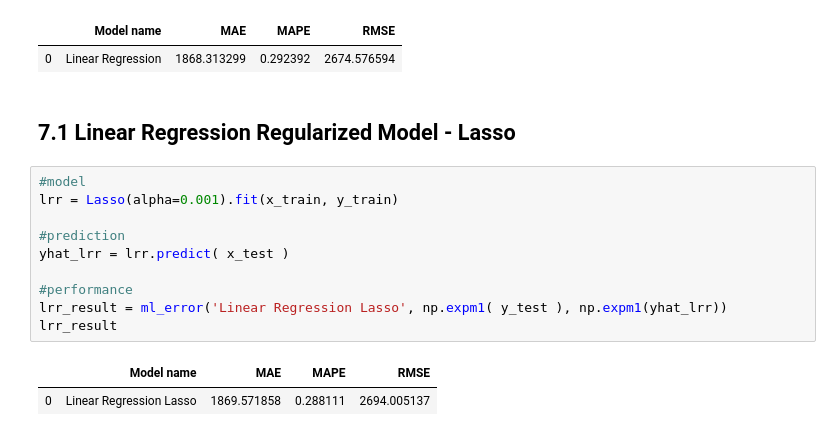
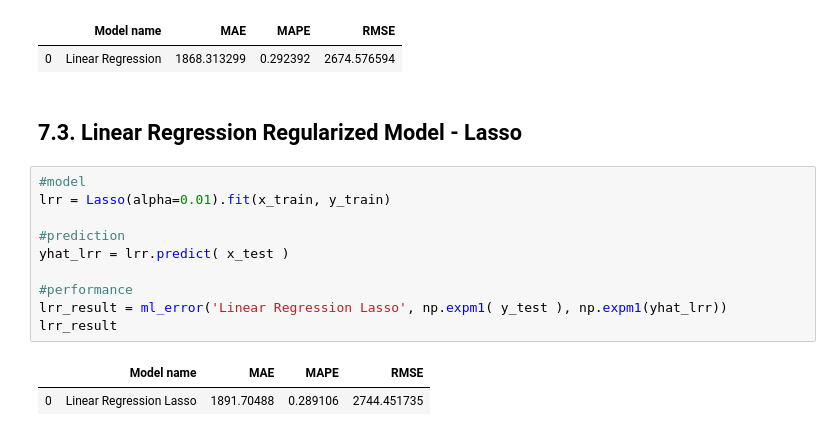
Before and after one commit to cidones/data-science-em-producao, a Jupyter notebook: M07_v01_store_sales_prediction.ipynb, the cells around one changed output. Saved outputs shown, nothing was run; the diff lists cells and outputs as text.

```diff
--- a/M07_v01_store_sales_prediction.ipynb
+++ b/M07_v01_store_sales_prediction.ipynb
@@ -1142,17 +1051,17 @@ lr_result
 |  | Model name | MAE | MAPE | RMSE |
 | 0 | Linear Regression | 1868.313299 | 0.292392 | 2674.576594 |
 # %% [markdown]
-## 7.1 Linear Regression Regularized Model - Lasso
+## 7.3. Linear Regression Regularized Model - Lasso
 # %%
 #model
-lrr = Lasso(alpha=0.001).fit(x_train, y_train)
+lrr = Lasso(alpha=0.01).fit(x_train, y_train)
 
 #prediction
 yhat_lrr = lrr.predict( x_test )
 
 #performance
 lrr_result = ml_error('Linear Regression Lasso', np.expm1( y_test ), np.expm1(yhat_lrr))
 lrr_result
 # %% [output]
 |  | Model name | MAE | MAPE | RMSE |
-| 0 | Linear Regression Lasso | 1869.571858 | 0.288111 | 2694.005137 |
+| 0 | Linear Regression Lasso | 1891.70488 | 0.289106 | 2744.451735 |
```
Also changed, not shown: parts of 36 cells of this notebook.
